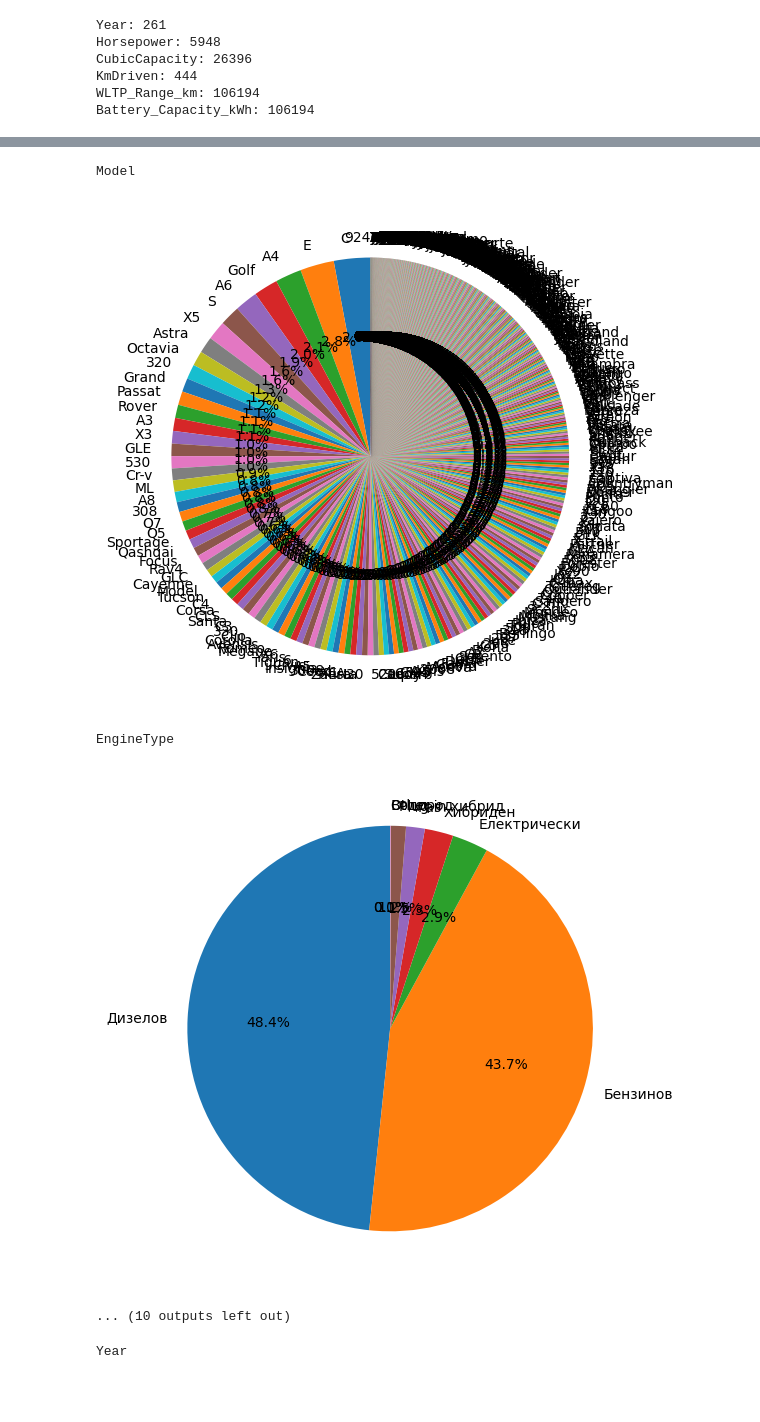
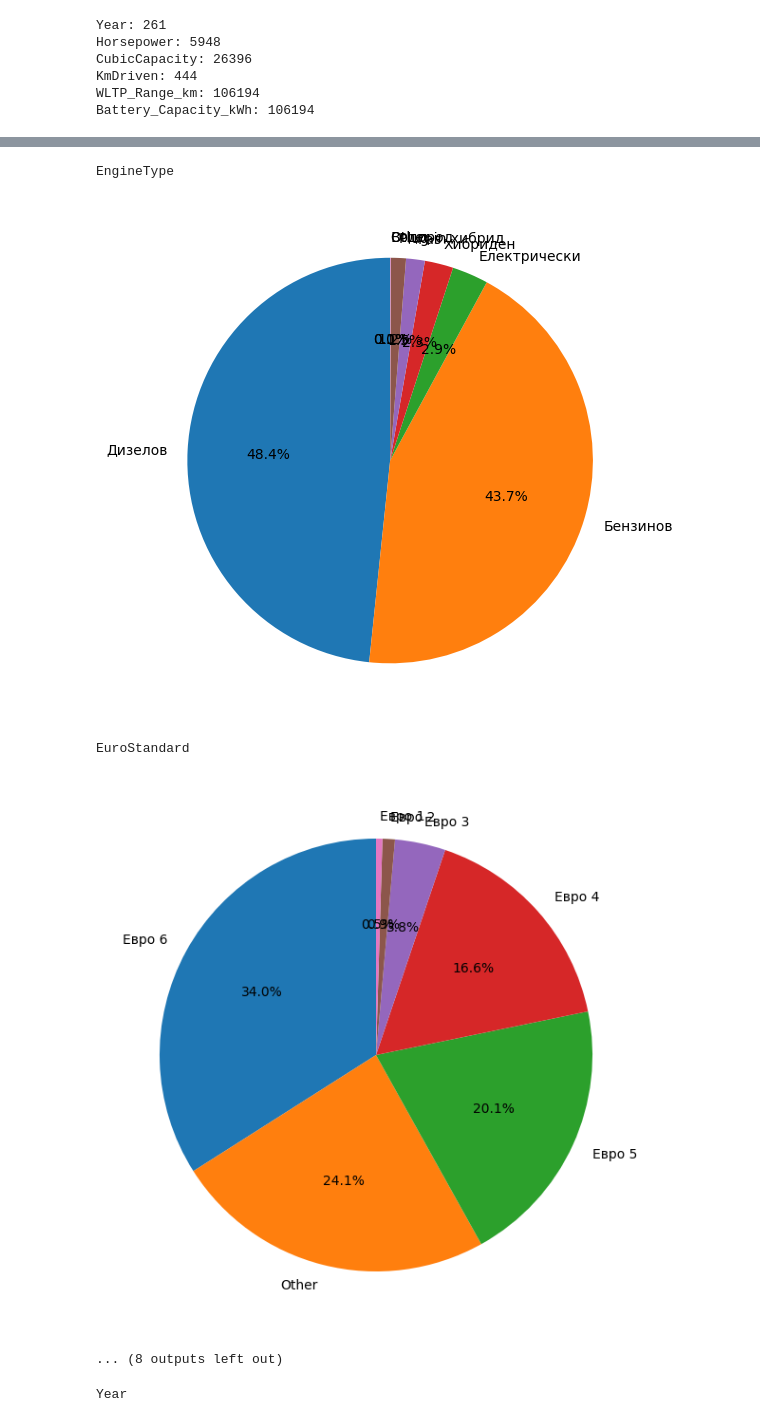
Before and after one commit to SashoVas/CarPricePrediction, a Jupyter notebook: preprocesing.ipynb, the cells around one changed output, grey strips where cells are left out. Cells and saved outputs as stored; diff of their text form; code cells hidden in the pictures; blank space fills up the shorter version.

Commit message:
Improving linear models a little bit

```diff
--- a/preprocesing.ipynb
+++ b/preprocesing.ipynb
@@ -69,7 +69,7 @@ def process_files(files):
     # Brand
     df['Brand'] = df['CarModel'].str.split(' ').str[0].str.strip()
     # Model
-    df['Model'] = df['CarModel'].str.split(' ').str[1].str.strip()
+    df['Model'] = df['CarModel']#.str.split(' ').str[1].str.strip()
     # Horsepower
     df['Horsepower'] = df['МощностInfo'].str.replace(' к.с.','').astype(float)
 
@@ -219,22 +219,24 @@ Color: 9967
 Condition: 109786
 # %%
 for column in categorical_columns:
+    if column == 'Model':
+        continue
     print(column)
     display_pie_chart(df[column])
 # %% [output]
 Status
 [figure]
 City
 [figure]
 Area
 [figure]
 Brand
 [figure]
-Model
+EngineType
-[figure, old version]
+[figure, new version]
-EngineType
+EuroStandard
-[figure, old version]
+[figure, new version]
-... (10 outputs left out)
+... (8 outputs left out)
 # %%
 for column in numeric_columns:
     print(column)
```
Also changed, not shown: parts of 3 cells of this notebook, 2 other files.
